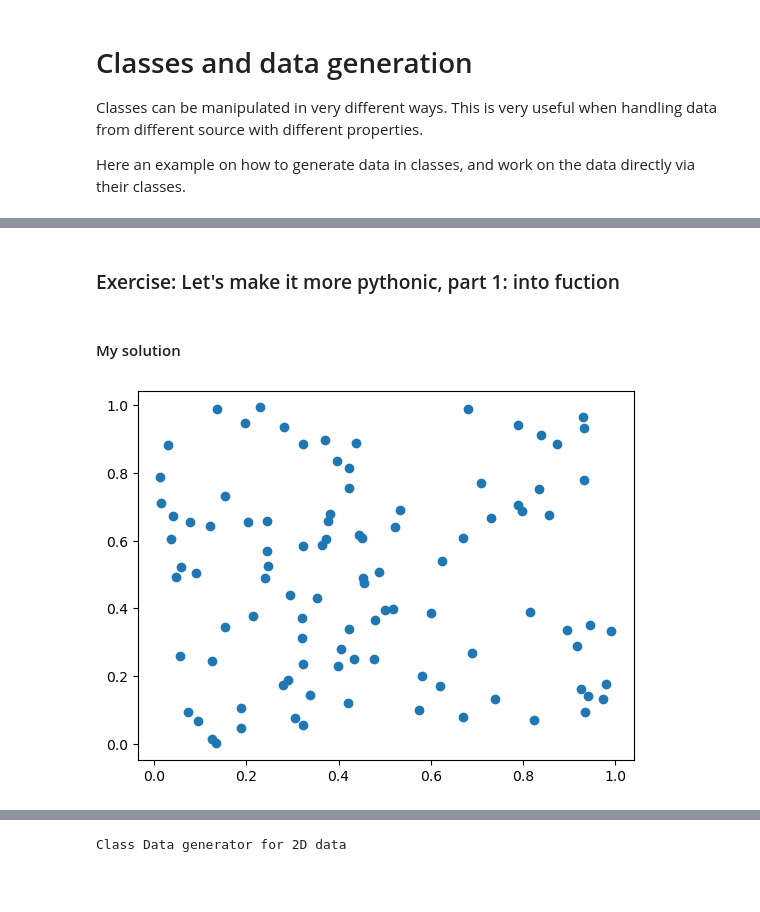
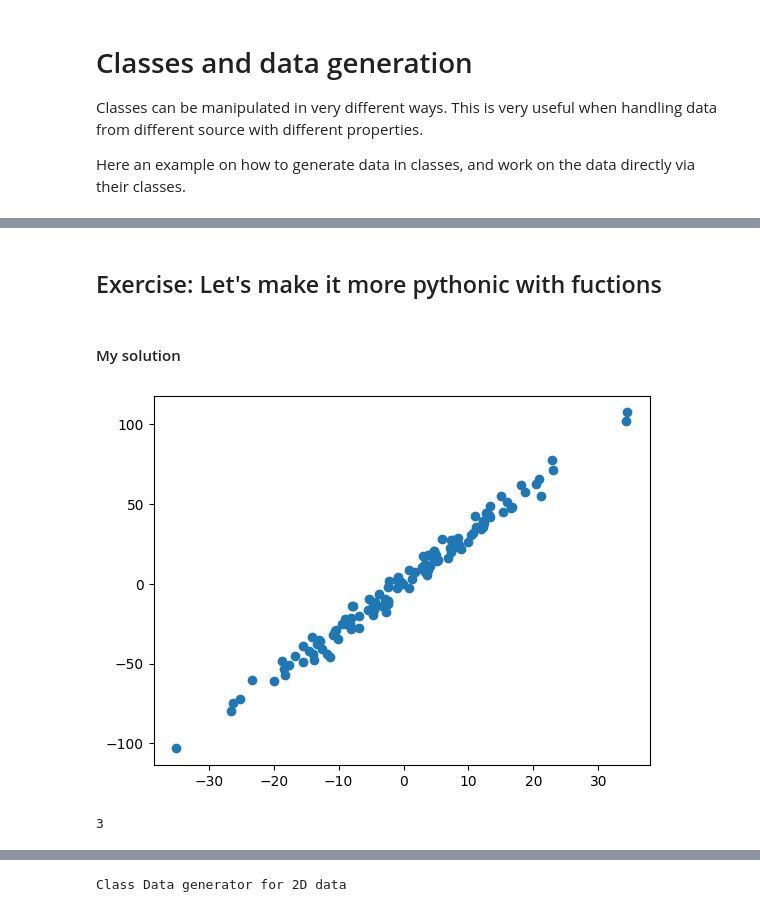
Before and after one commit to EnricoRiccardi/MOD323, a Jupyter notebook: src/notebook/ML_intro/Data_generation_and_classes.ipynb, the cells around one changed output, grey strips where cells are left out. Drawn from its saved outputs; the diff is of its cells as text; code cells hidden in the pictures; blank space fills up the shorter version.

```diff
--- a/src/notebook/ML_intro/Data_generation_and_classes.ipynb
+++ b/src/notebook/ML_intro/Data_generation_and_classes.ipynb
@@ -49,16 +88,39 @@ plt.show()
 # %% [markdown]
-### Exercise: Let's make it more pythonic, part 1: into fuction
+## Exercise: Let's make it more pythonic with fuctions
 # %% [markdown]
 #### My solution
 # %%
-def generate_2d_data(n_random_points, noise=16):
-    # Generate some sample data
-    data = np.random.rand(100, 2)  # 100 data points with 2 features
-    return data[:, 0], data[:, 1]
 
-x, y = generate_2d_data(n_random_points=100, noise= 123)
+x_distribution = 'normal'
+y_distribution = 'normal'
+n_points = 123
+x_range = [0, 13]
+y_range = [0, 4]
+true_slope,  true_intercept = 3, 1
 
+
+def make_distribution(n_points, range, distribution='normal'):
+    if distribution == 'normal':
+        xy = np.random.randn(n_points)
+    else:
+        xy = np.random.rand(n_points)
+
+    xy *= (range[1] - range[0])
+    xy += range[0]
+    return xy
+
+def make_any_data(x_range, y_range, true_slope,  true_intercept, x_distribution, y_distribution):
+    x = make_distribution(n_points, x_range, x_distribution)
+    y = make_distribution(n_points, y_range, y_distribution)
+    y += true_slope*x
+    y += true_intercept
+    return x, y
+
+x, y = make_any_data(x_range, y_range, true_slope,  true_intercept, x_distribution, y_distribution)
 plt.scatter(x, y)
 plt.show()
+
+print(true_slope)
 # %% [output]
-[figure, old version]
+[figure, new version]
+3
```
Also changed, not shown: parts of 20 cells of this notebook, 1 other file.
